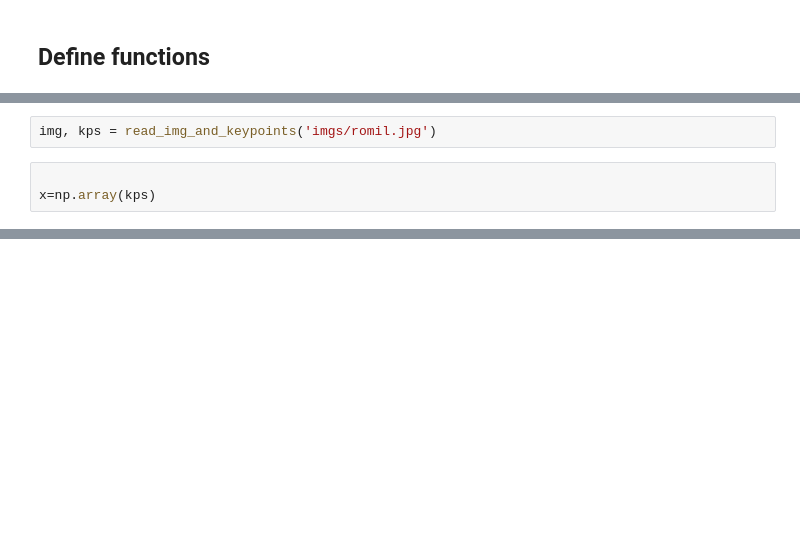
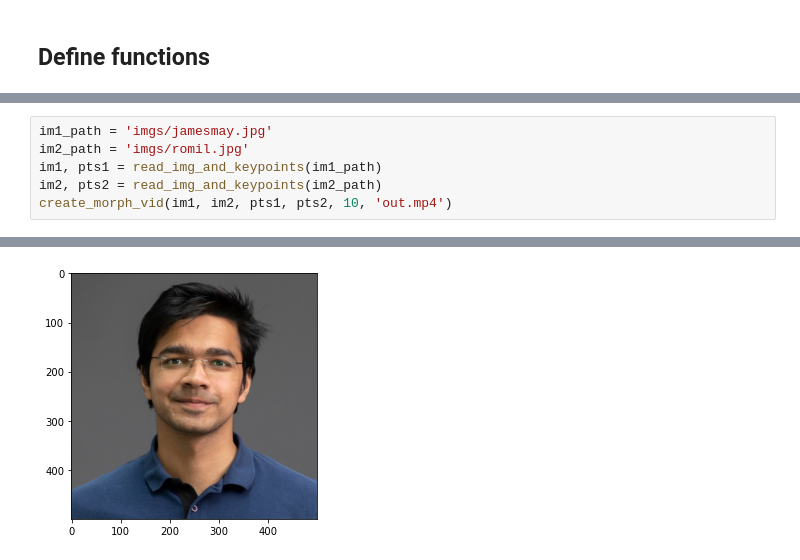
Before and after one commit to romilbhardwaj/cs294-compphotog, a Jupyter notebook: p3/p3.ipynb, the cells around one changed output, grey strips where cells are left out. Saved outputs shown, nothing was run; the diff lists cells and outputs as text; blank space fills up the shorter version.

```diff
--- a/p3/p3.ipynb
+++ b/p3/p3.ipynb
@@ -121,5 +86,7 @@ Lossy conversion from float64 to uint8. Range [0, 1]. Convert image to uint8 pri
-# %%
-img, kps = read_img_and_keypoints('imgs/romil.jpg')
-# %%
-
-x=np.array(kps)
+# %%
+im1_path = 'imgs/jamesmay.jpg'
+im2_path = 'imgs/romil.jpg'
+im1, pts1 = read_img_and_keypoints(im1_path)
+im2, pts2 = read_img_and_keypoints(im2_path)
+create_morph_vid(im1, im2, pts1, pts2, 10, 'out.mp4')
+# %% [output]
@@ -125,0 +94 @@ x=np.array(kps)
+[figure, added]
```
Also changed, not shown: parts of 2 cells of this notebook.
